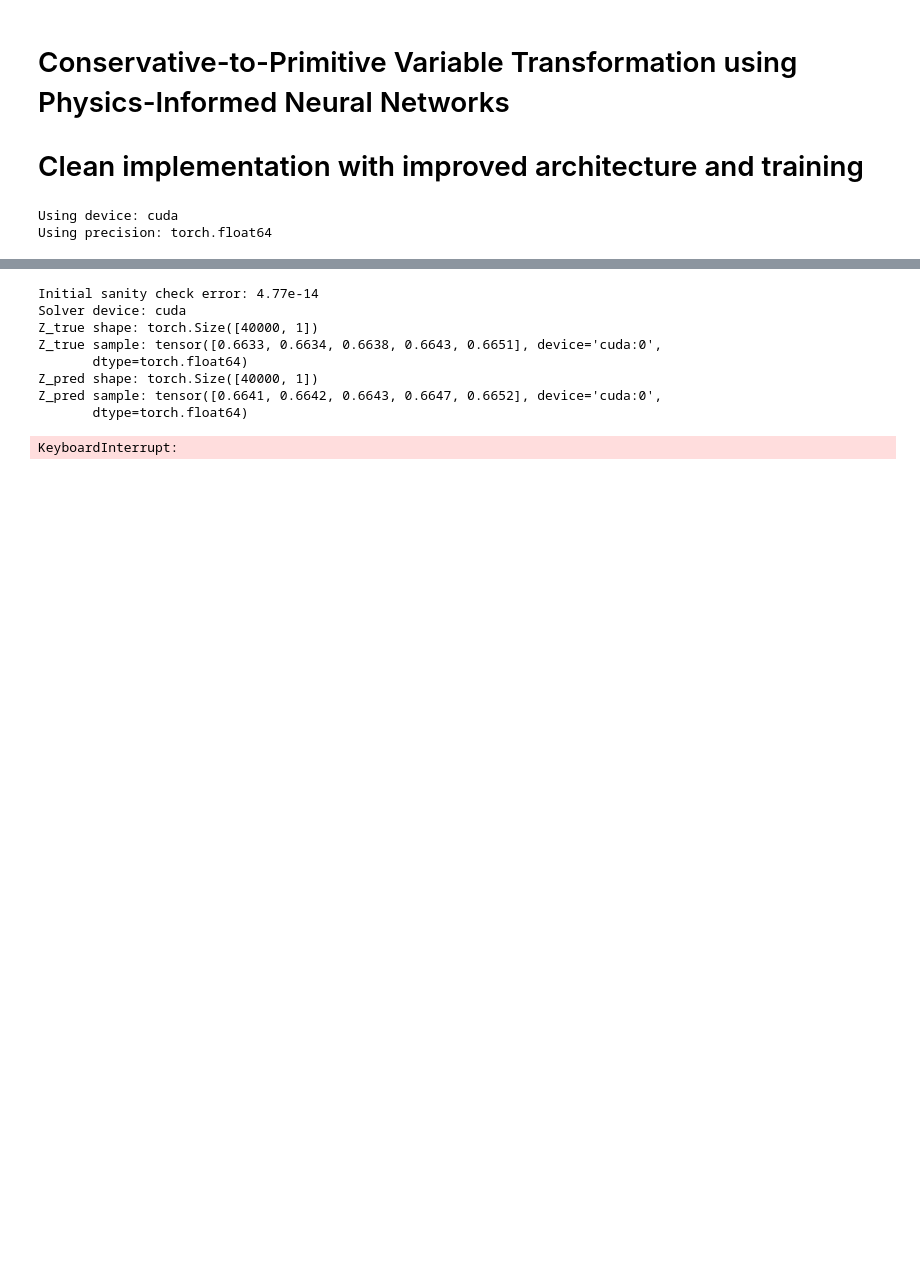
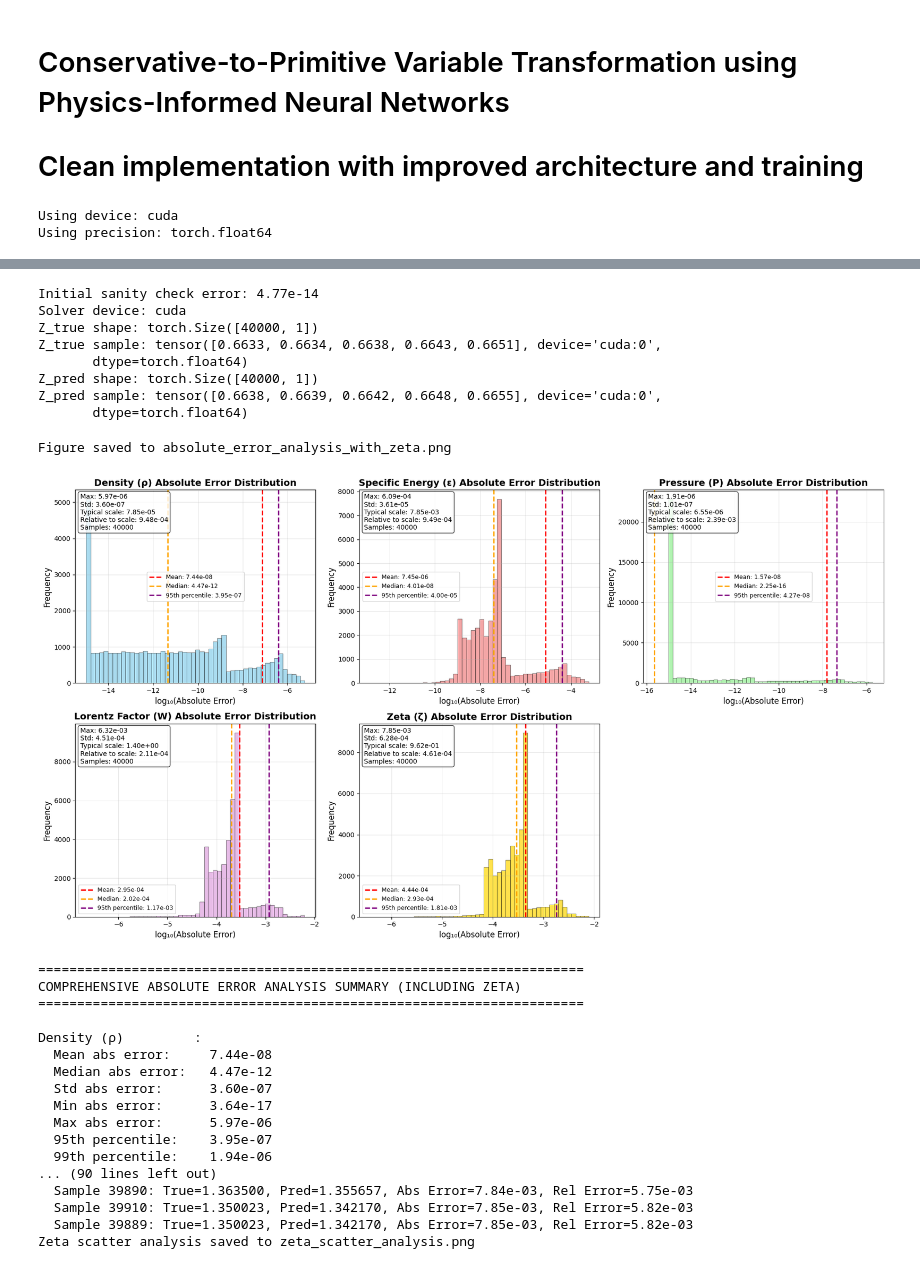
Before and after one commit to kemi2805/Pinns, a Jupyter notebook: c2p_claude.ipynb, the cells around one changed output, grey strips where cells are left out. Drawn from its saved outputs; the diff is of its cells as text; code cells hidden in the pictures; blank space fills up the shorter version.

```diff
--- a/c2p_claude.ipynb
+++ b/c2p_claude.ipynb
@@ -593,33 +620,51 @@ plot_training_history(history)
 # %%
-from pinn_err_tests import plot_error_analysis_with_zeta, plot_zeta_scatter_analysis
+from pinn_err_tests import plot_error_analysis_with_zeta_absolute, plot_zeta_scatter_analysis
 
 C, Z = setup_initial_state_meshgrid_cold(eta, eos, 200, device, Wmin=1.2, Wmax=1.8)
 err = sanity_check(Z, C, eta, eos)
 print(f"Initial sanity check error: {err:.2e}")
 dataset_val = C2P_Dataset(C, Z, normalize_data=False)
 
 # Usage example:
 solver = C2P_Solver(model, eos, dataset.C_min, dataset.C_max,
                    dataset.Z_min, dataset.Z_max, device=device)
 print(f"Solver device: {solver.device}")
 
 # Run enhanced error analysis with zeta
-errors, Z_pred, Z_true = plot_error_analysis_with_zeta(
+errors, Z_pred, Z_true = plot_error_analysis_with_zeta_absolute(
     solver=solver,
     test_C=dataset_val.C,
     test_Z=dataset_val.Z,
     save_fig=True
 )
 
 # Additional zeta-specific scatter plot analysis
 plot_zeta_scatter_analysis(Z_true, Z_pred, save_fig=True)
 # %% [output]
 Initial sanity check error: 4.77e-14
 Solver device: cuda
 Z_true shape: torch.Size([40000, 1])
 Z_true sample: tensor([0.6633, 0.6634, 0.6638, 0.6643, 0.6651], device='cuda:0',
        dtype=torch.float64)
 Z_pred shape: torch.Size([40000, 1])
-Z_pred sample: tensor([0.6641, 0.6642, 0.6643, 0.6647, 0.6652], device='cuda:0',
+Z_pred sample: tensor([0.6638, 0.6639, 0.6642, 0.6648, 0.6655], device='cuda:0',
        dtype=torch.float64)
-KeyboardInterrupt:
+Figure saved to absolute_error_analysis_with_zeta.png
+[figure, added]
+======================================================================
+COMPREHENSIVE ABSOLUTE ERROR ANALYSIS SUMMARY (INCLUDING ZETA)
+======================================================================
+
+Density (ρ)         :
+  Mean abs error:     7.44e-08
+  Median abs error:   4.47e-12
+  Std abs error:      3.60e-07
+  Min abs error:      3.64e-17
+  Max abs error:      5.97e-06
+  95th percentile:    3.95e-07
+  99th percentile:    1.94e-06
+... (90 lines left out)
+  Sample 39890: True=1.363500, Pred=1.355657, Abs Error=7.84e-03, Rel Error=5.75e-03
+  Sample 39910: True=1.350023, Pred=1.342170, Abs Error=7.85e-03, Rel Error=5.82e-03
+  Sample 39889: True=1.350023, Pred=1.342170, Abs Error=7.85e-03, Rel Error=5.82e-03
+Zeta scatter analysis saved to zeta_scatter_analysis.png
```
Also changed, not shown: parts of 9 cells of this notebook, 9 other files.
